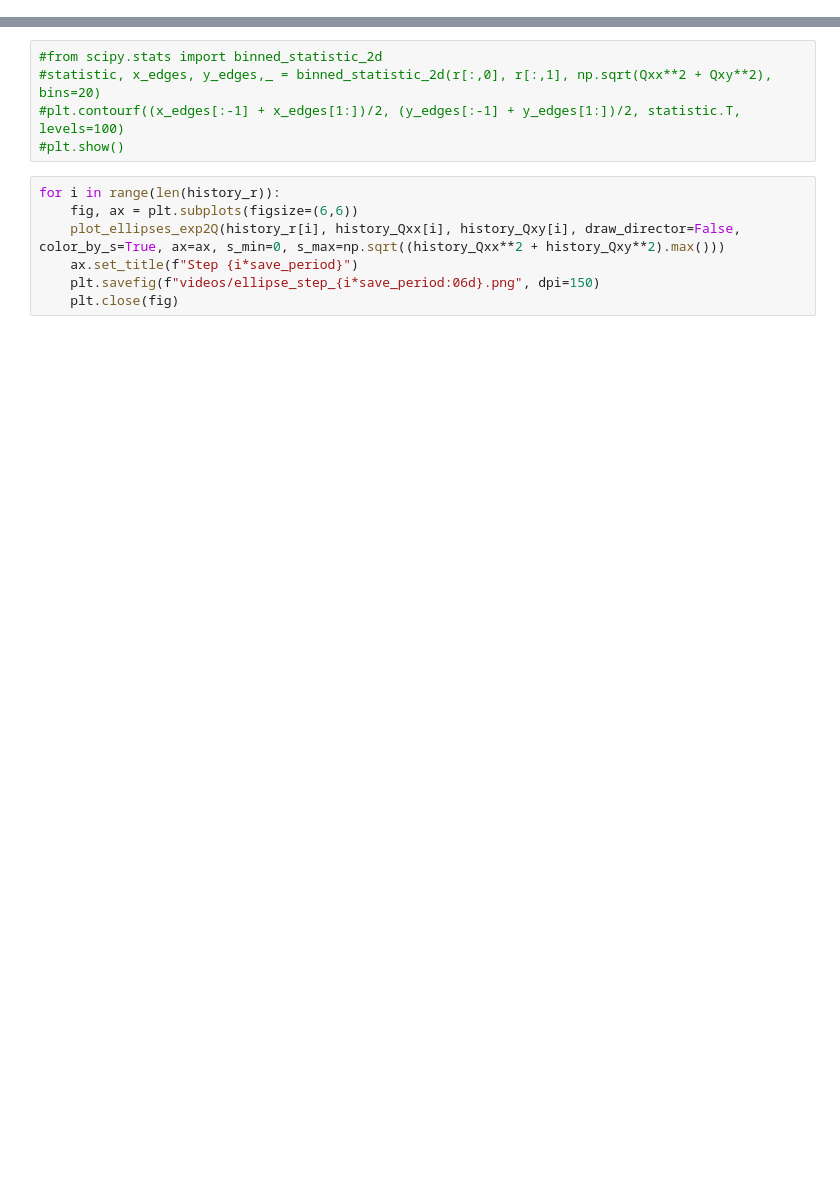
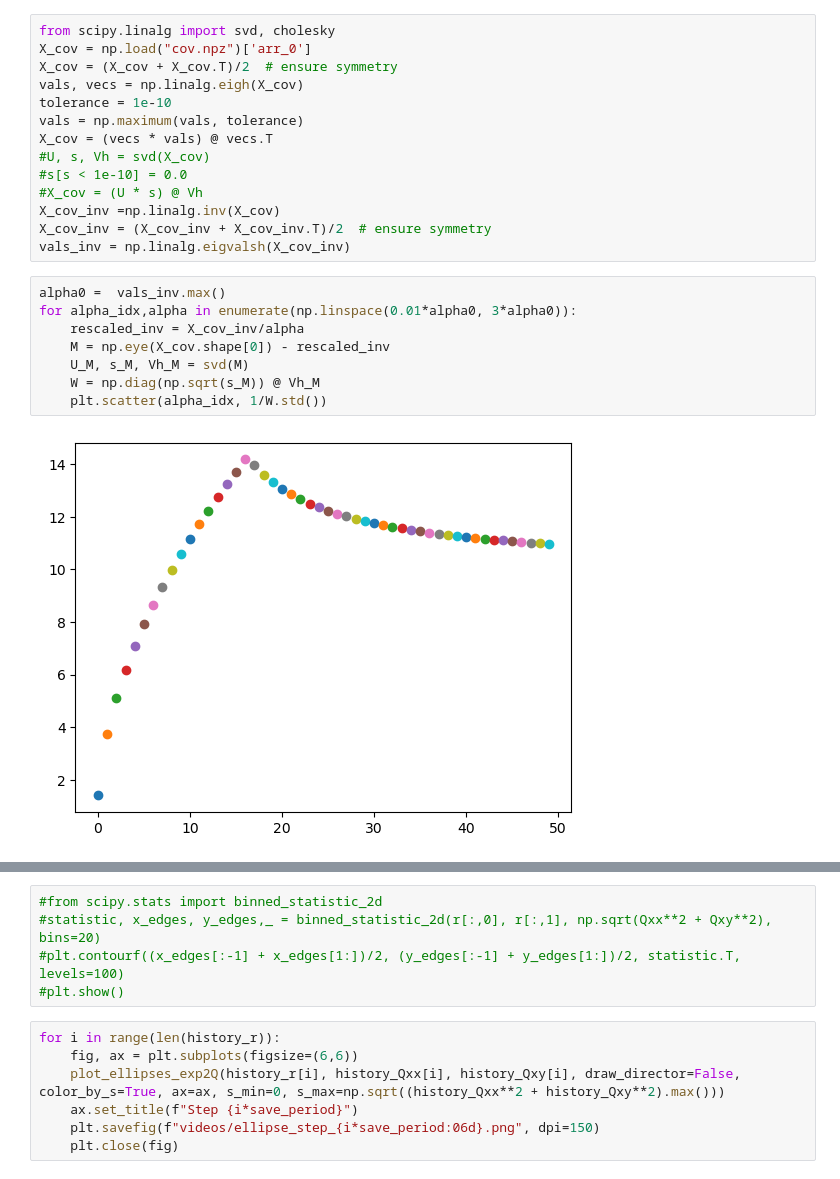
Before and after one commit to vicioms/camilla, a Jupyter notebook: simulation.ipynb, the cells around one changed output, grey strips where cells are left out. Saved outputs shown, nothing was run; the diff lists cells and outputs as text; blank space fills up the shorter version.

```diff
--- a/simulation.ipynb
+++ b/simulation.ipynb
@@ -89,0 +127,24 @@ s_min = None, s_max=None, x_min = None, x_max =None, y_min = None, y_max=None):
+# %%
+from scipy.linalg import svd, cholesky
+X_cov = np.load("cov.npz")['arr_0']
+X_cov = (X_cov + X_cov.T)/2  # ensure symmetry
+vals, vecs = np.linalg.eigh(X_cov)
+tolerance = 1e-10
+vals = np.maximum(vals, tolerance)
+X_cov = (vecs * vals) @ vecs.T
+#U, s, Vh = svd(X_cov)
+#s[s < 1e-10] = 0.0
+#X_cov = (U * s) @ Vh
+X_cov_inv =np.linalg.inv(X_cov)
+X_cov_inv = (X_cov_inv + X_cov_inv.T)/2  # ensure symmetry
+vals_inv = np.linalg.eigvalsh(X_cov_inv)
+# %%
+alpha0 =  vals_inv.max()
+for alpha_idx,alpha in enumerate(np.linspace(0.01*alpha0, 3*alpha0)):
+    rescaled_inv = X_cov_inv/alpha
+    M = np.eye(X_cov.shape[0]) - rescaled_inv
+    U_M, s_M, Vh_M = svd(M)
+    W = np.diag(np.sqrt(s_M)) @ Vh_M
+    plt.scatter(alpha_idx, 1/W.std())
+# %% [output]
+[figure, added]
```
Also changed, not shown: parts of 20 cells of this notebook, 1 other file.
